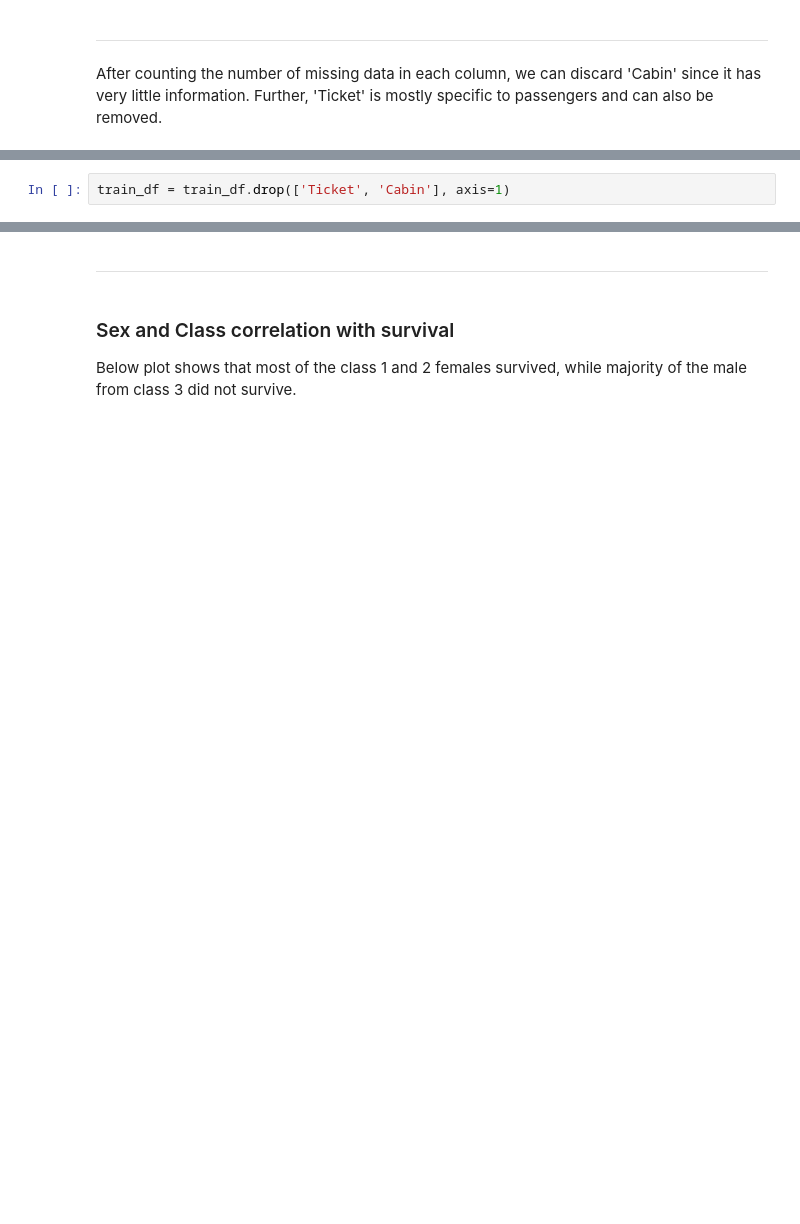
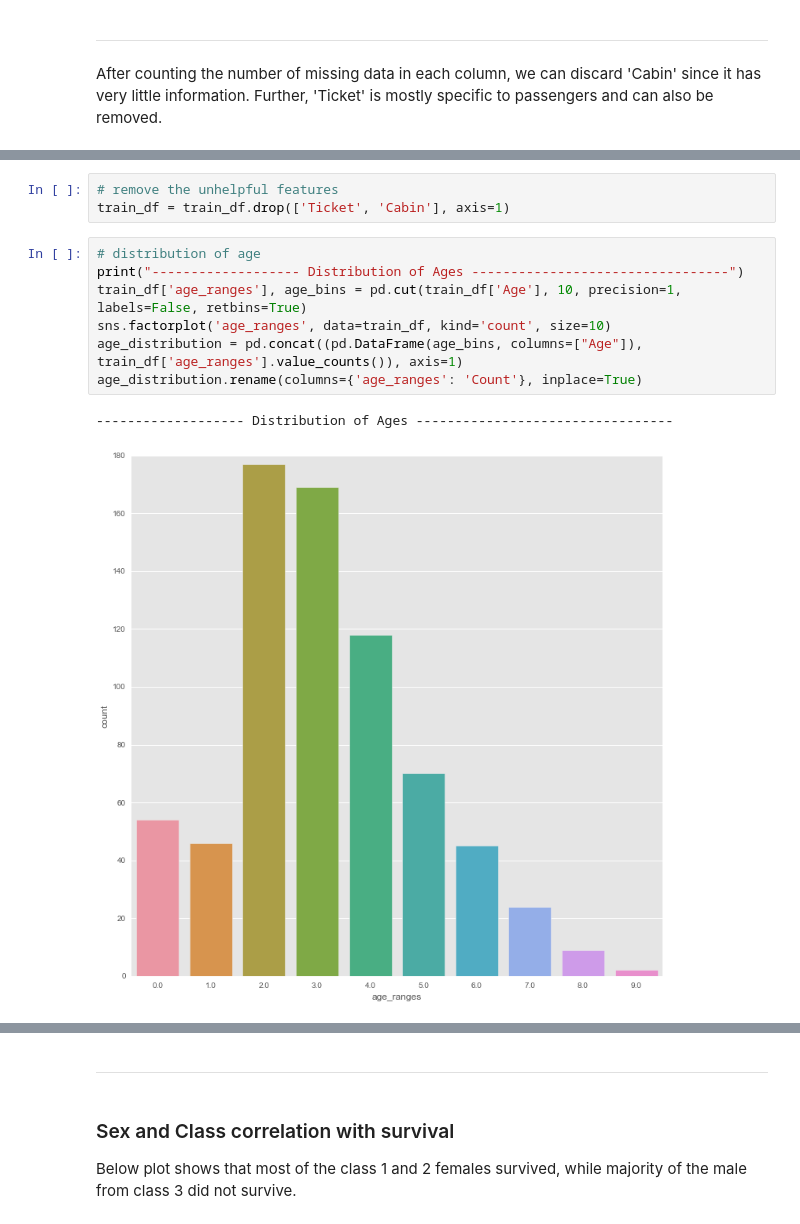
Before and after one commit to interlayer/kaggle-titanic, a Jupyter notebook: scripts/self/data_exploration.ipynb, the cells around one changed output, grey strips where cells are left out. Cells and saved outputs as stored; diff of their text form; blank space fills up the shorter version.

```diff
--- a/scripts/self/data_exploration.ipynb
+++ b/scripts/self/data_exploration.ipynb
@@ -45,3 +47,14 @@ Embarked         2
 dtype: int64
 # %%
+# remove the unhelpful features
 train_df = train_df.drop(['Ticket', 'Cabin'], axis=1)
+# %%
+# distribution of age
+print("------------------- Distribution of Ages ---------------------------------")
+train_df['age_ranges'], age_bins = pd.cut(train_df['Age'], 10, precision=1, labels=False, retbins=True)
+sns.factorplot('age_ranges', data=train_df, kind='count', size=10)
+age_distribution = pd.concat((pd.DataFrame(age_bins, columns=["Age"]), train_df['age_ranges'].value_counts()), axis=1)
+age_distribution.rename(columns={'age_ranges': 'Count'}, inplace=True)
+# %% [output]
+------------------- Distribution of Ages ---------------------------------
+[figure, added]
```
Also changed, not shown: parts of 15 cells of this notebook, 1 other file.
